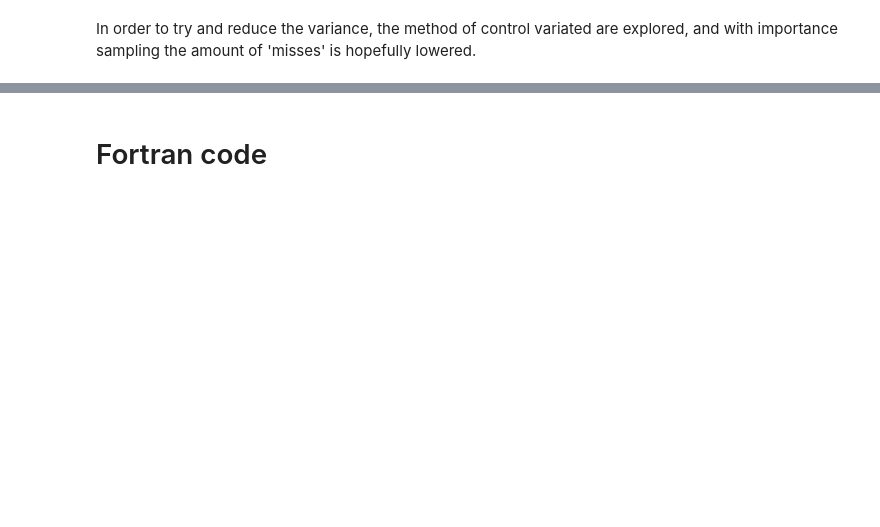
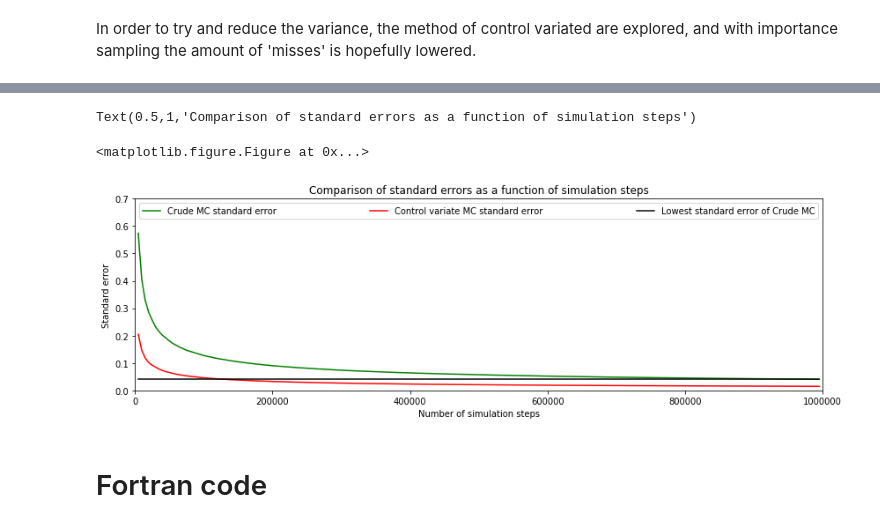
Before and after one commit to jacobeskin/Monte-Carlo-Simulations-in-Finance, a Jupyter notebook: A study of MC in option pricing/Options.ipynb, the cells around one changed output, grey strips where cells are left out. Drawn from its saved outputs; the diff is of its cells as text; code cells hidden in the pictures; blank space fills up the shorter version.

```diff
--- a/A study of MC in option pricing/Options.ipynb
+++ b/A study of MC in option pricing/Options.ipynb
@@ -489,13 +492,13 @@ for i in range(0,1000000,5000):
     if i>0:
 
         # With historical volatility
-        start = time()                                       # Starting the timer
-        V_h, P = eMC_optionsBasic(i, r, sigma_h, T, S_0, K)  # Calculate price with MC
-        prices_h.append(V_h)                                 # Save price
-        computation_time.append(time()-start)                # Save Calculation time
+        start = time()                                          # Starting the timer
+        V_h, P, S = eMC_optionsBasic(i, r, sigma_h, T, S_0, K)  # Calculate price with MC
+        prices_h.append(V_h)                                    # Save price
+        computation_time.append(time()-start)                   # Save Calculation time
 
         # With implied volatility
-        V_i, P = eMC_optionsBasic(i, r, sigma_i, T, S_0, K)
+        V_i, P, S = eMC_optionsBasic(i, r, sigma_i, T, S_0, K)
         prices_i.append(V_i)
 # %% [markdown]
 Next lets plot the simulation results and compare them to the calculated results and also plot how the simulated price converges to the calculated price:
@@ -584,3 +730,18 @@ In order to try and reduce the variance, the method of control variated are expl
+# %%
+plt.figure(8)
+plt.figure(figsize=(14,4))
+plt.xlabel('Number of simulation steps')
+plt.ylabel('Standard error')
+plt.axis([0,1000000,0,0.7])
+plt.plot(x,standard_error_V, 'g', label='Crude MC standard error')
+plt.plot(x,standard_error_V_cv, 'r', label='Control variate MC standard error')
+plt.plot(x, [standard_error_V[-1] for i in range(199)], 'k', label='Lowest standard error of Crude MC')
+plt.legend(loc='upper center', mode='expand', ncol=3)
+plt.title('Comparison of standard errors as a function of simulation steps')
+# %% [output]
+Text(0.5,1,'Comparison of standard errors as a function of simulation steps')
+<matplotlib.figure.Figure at 0x...>
+[figure, added]
 # %% [markdown]
 # Fortran code
 # %%
```
Also changed, not shown: parts of 16 cells of this notebook.
